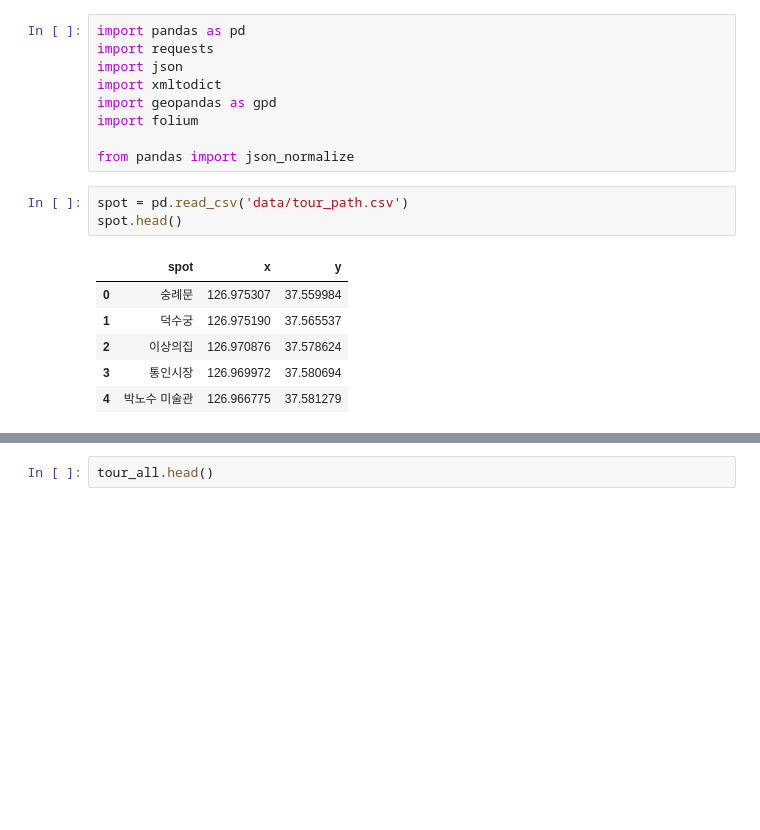
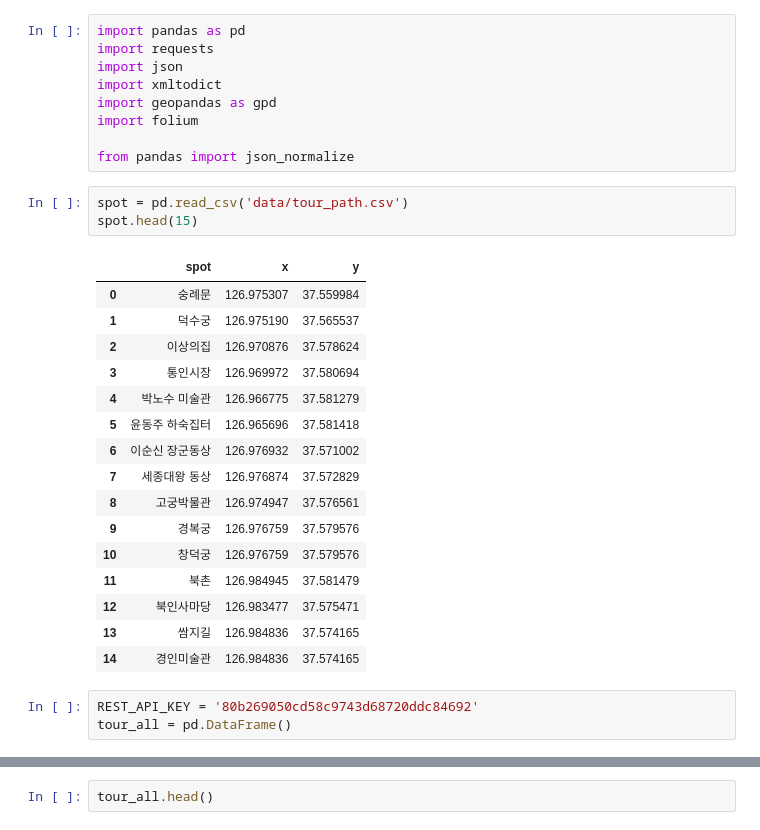
Before and after one commit to Behind-Seoul/Data-Analysis, a Jupyter notebook: cafe_recomend.ipynb, the cells around one changed output, grey strips where cells are left out. Drawn from its saved outputs; the diff is of its cells as text; blank space fills up the shorter version.

Commit message:
chore: update gitignore and add preprocessing data

```diff
--- a/cafe_recomend.ipynb
+++ b/cafe_recomend.ipynb
@@ -9,11 +9,24 @@ import folium
 from pandas import json_normalize
 # %%
 spot = pd.read_csv('data/tour_path.csv')
-spot.head()
+spot.head(15)
 # %% [output]
 |  | spot | x | y |
 | 0 | 숭례문 | 126.975307 | 37.559984 |
 | 1 | 덕수궁 | 126.975190 | 37.565537 |
 | 2 | 이상의집 | 126.970876 | 37.578624 |
 | 3 | 통인시장 | 126.969972 | 37.580694 |
 | 4 | 박노수 미술관 | 126.966775 | 37.581279 |
+| 5 | 윤동주 하숙집터 | 126.965696 | 37.581418 |
+| 6 | 이순신 장군동상 | 126.976932 | 37.571002 |
+| 7 | 세종대왕 동상 | 126.976874 | 37.572829 |
+| 8 | 고궁박물관 | 126.974947 | 37.576561 |
+| 9 | 경복궁 | 126.976759 | 37.579576 |
+| 10 | 창덕궁 | 126.976759 | 37.579576 |
+| 11 | 북촌 | 126.984945 | 37.581479 |
+| 12 | 북인사마당 | 126.983477 | 37.575471 |
+| 13 | 쌈지길 | 126.984836 | 37.574165 |
+| 14 | 경인미술관 | 126.984836 | 37.574165 |
+# %%
+REST_API_KEY = '80b269050cd58c9743d68720ddc84692'
+tour_all = pd.DataFrame()
```
Also changed, not shown: parts of 3 cells of this notebook, 17 other files.
